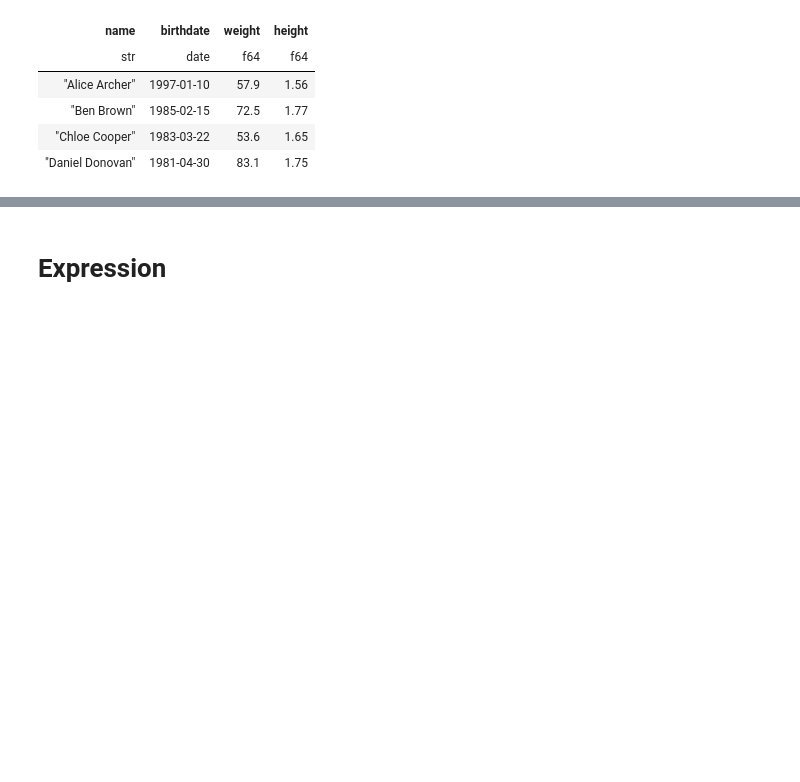
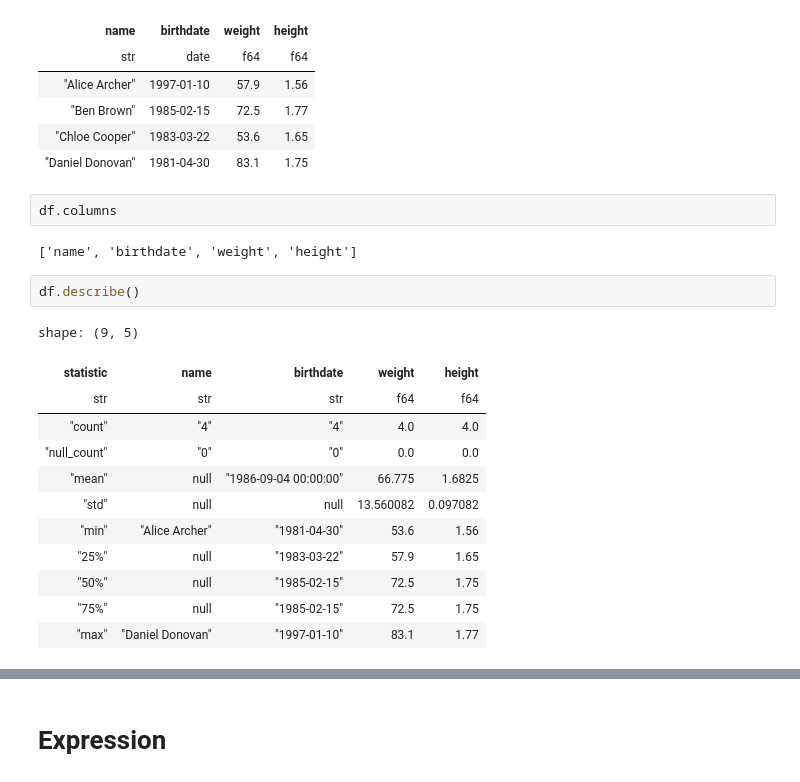
Before and after one commit to alexisgourdol/polars-playground, a Jupyter notebook: polars.ipynb, the cells around one changed output, grey strips where cells are left out. Drawn from its saved outputs; the diff is of its cells as text; blank space fills up the shorter version.

```diff
--- a/polars.ipynb
+++ b/polars.ipynb
@@ -30,3 +55,22 @@ shape: (4, 4)
 | "Ben Brown" | 1985-02-15 | 72.5 | 1.77 |
 | "Chloe Cooper" | 1983-03-22 | 53.6 | 1.65 |
 | "Daniel Donovan" | 1981-04-30 | 83.1 | 1.75 |
+# %%
+df.columns
+# %% [output]
+['name', 'birthdate', 'weight', 'height']
+# %%
+df.describe()
+# %% [output]
+shape: (9, 5)
+| statistic | name | birthdate | weight | height |
+| str | str | str | f64 | f64 |
+| "count" | "4" | "4" | 4.0 | 4.0 |
+| "null_count" | "0" | "0" | 0.0 | 0.0 |
+| "mean" | null | "1986-09-04 00:00:00" | 66.775 | 1.6825 |
+| "std" | null | null | 13.560082 | 0.097082 |
+| "min" | "Alice Archer" | "1981-04-30" | 53.6 | 1.56 |
+| "25%" | null | "1983-03-22" | 57.9 | 1.65 |
+| "50%" | null | "1985-02-15" | 72.5 | 1.75 |
+| "75%" | null | "1985-02-15" | 72.5 | 1.75 |
+| "max" | "Daniel Donovan" | "1997-01-10" | 83.1 | 1.77 |
```
Also changed, not shown: parts of 15 cells of this notebook, 4 other files.
